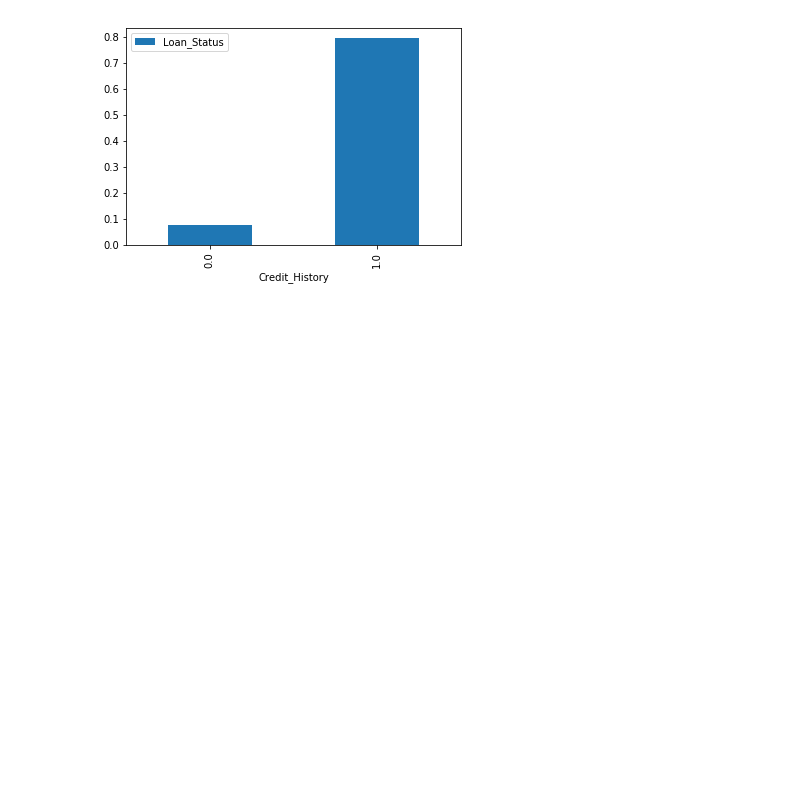
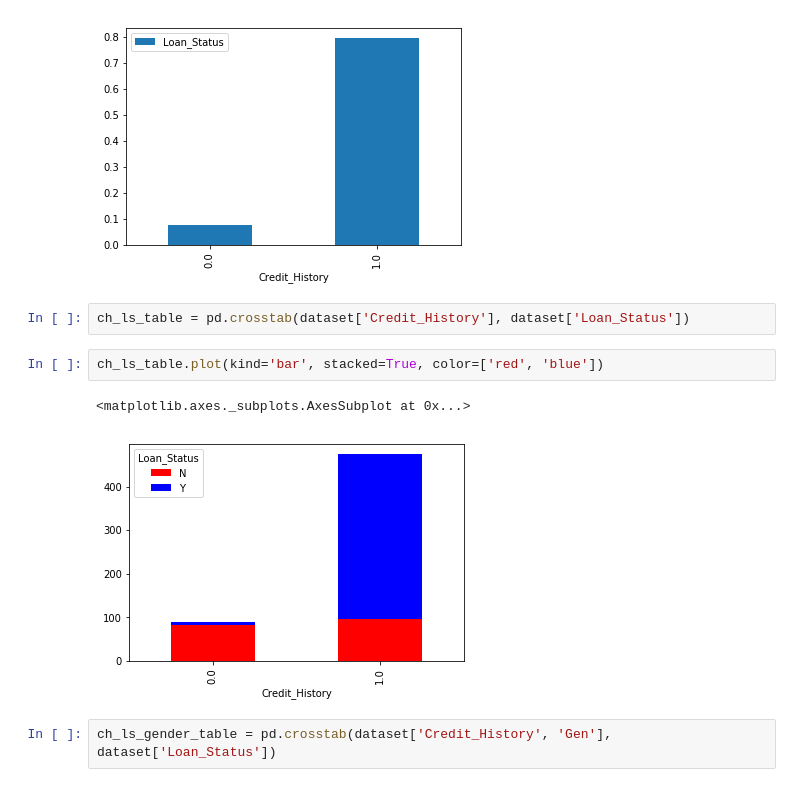
Before and after one commit to andrewhercules/loan-predictive-model, a Jupyter notebook: loan_predictive_model.ipynb, the cells around one changed output. Cells and saved outputs as stored; diff of their text form; blank space fills up the shorter version.

Commit message:
Created stack bar chart showing Credit_History and Loan_Status

```diff
--- a/loan_predictive_model.ipynb
+++ b/loan_predictive_model.ipynb
@@ -121,3 +121,12 @@ ax2.set_title("Applicants by Credit_History Value")
 Text(0.5,1,'Applicants by Credit_History Value')
 [figure]
 [figure]
+# %%
+ch_ls_table = pd.crosstab(dataset['Credit_History'], dataset['Loan_Status'])
+# %%
+ch_ls_table.plot(kind='bar', stacked=True, color=['red', 'blue'])
+# %% [output]
+<matplotlib.axes._subplots.AxesSubplot at 0x...>
+[figure, added]
+# %%
+ch_ls_gender_table = pd.crosstab(dataset['Credit_History', 'Gen'], dataset['Loan_Status'])
```
